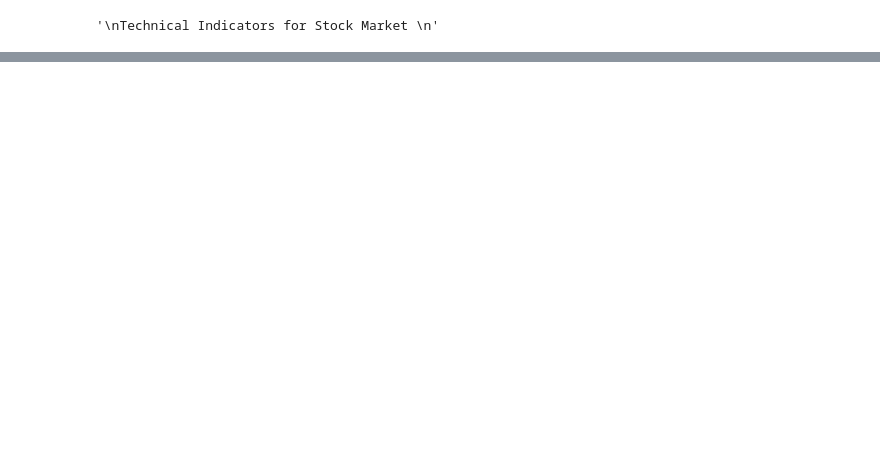
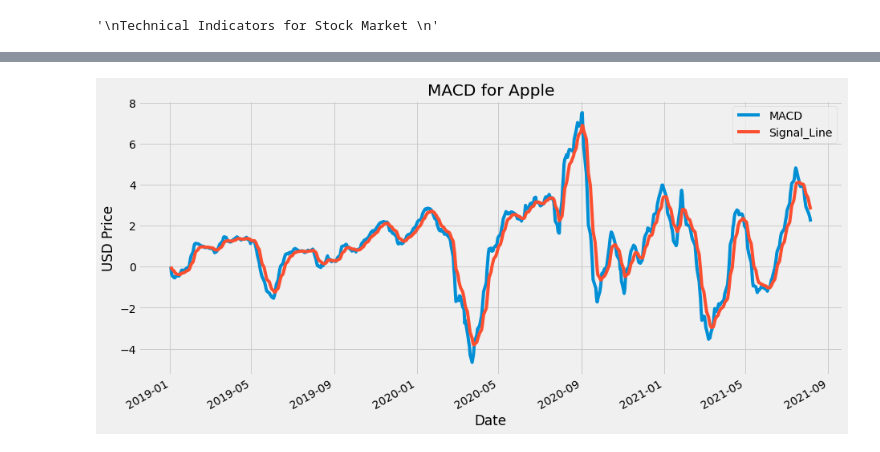
Before and after one commit to sohansputhran/StockMarketApp, a Jupyter notebook: technical_indicators/notebook.ipynb, the cells around one changed output, grey strips where cells are left out. Cells and saved outputs as stored; diff of their text form; code cells hidden in the pictures; blank space fills up the shorter version.

```diff
--- a/technical_indicators/notebook.ipynb
+++ b/technical_indicators/notebook.ipynb
@@ -89,10 +90,18 @@ def generate_RSI(data, period = 14, column = 'Close'):
     data['down'] = down
 
     AVG_gain = generate_SMA(data, period, 'up')
-    AVG_loss = generate_SMA(data, period, 'down')
+    AVG_loss = abs(generate_SMA(data, period, 'down'))
 
-    RSI = 100.0 - (100 / (1 + (AVG_gain / AVG_loss)))
+    RSI = 100.0 - (100.0 / (1.0 + (AVG_gain / AVG_loss)))
 
     data['RSI'] = RSI
 
     return data
+# %%
+df = generate_MACD(df)
+df = generate_RSI(df)
+
+df['SMA'] = generate_SMA(df)
+df['EMA'] = generate_EMA(df)
+
+df.head()
@@ -98,0 +115,9 @@ def generate_RSI(data, period = 14, column = 'Close'):
+# %%
+req_columns = ['MACD', 'Signal_Line', ]
+df[req_columns].plot(figsize = (14, 7))
+plt.title('MACD for Apple')
+plt.ylabel('USD Price')
+plt.xlabel('Date')
+plt.show()
+# %% [output]
+[figure, added]
```
Also changed, not shown: parts of 7 cells of this notebook.
